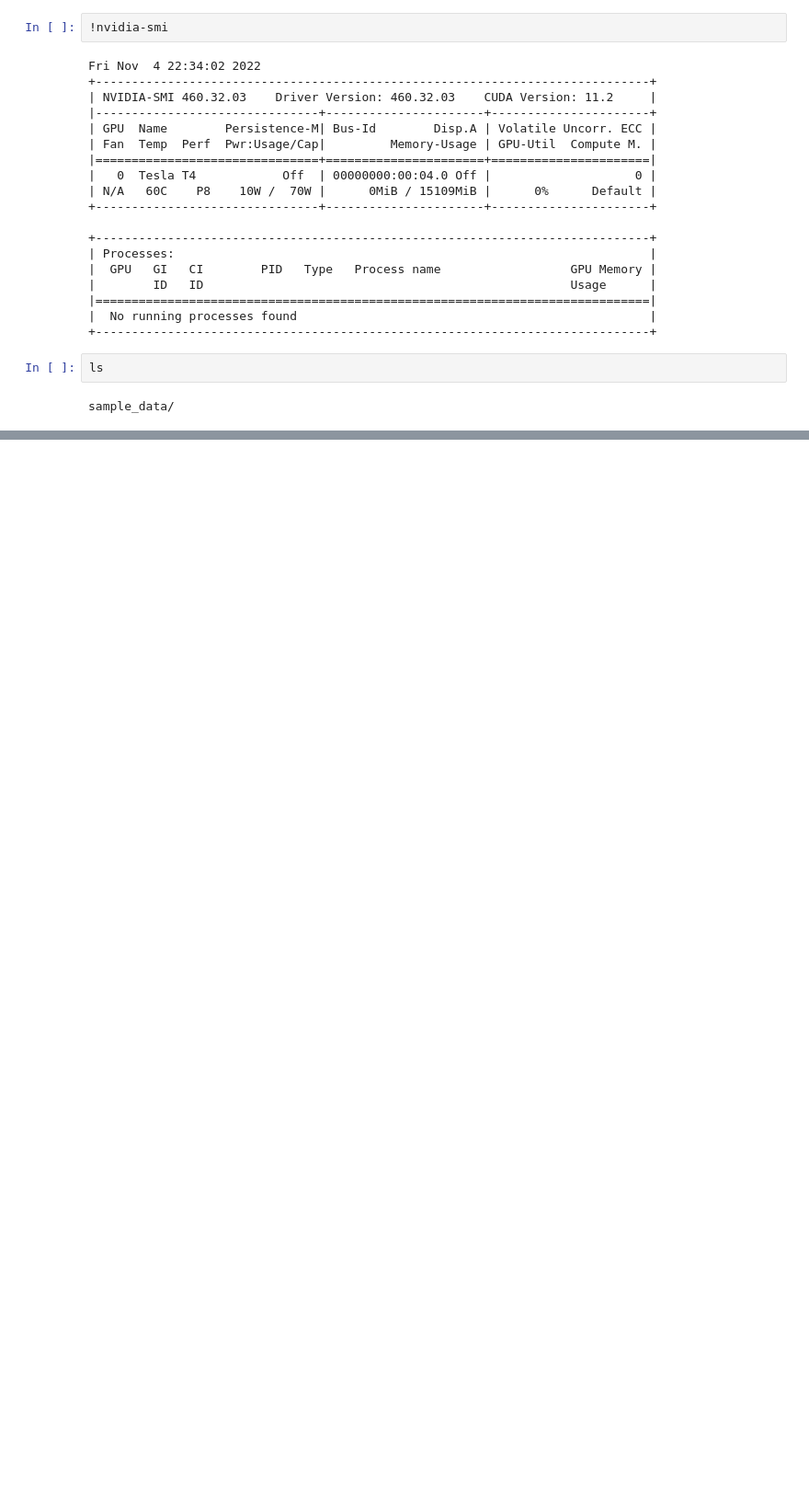
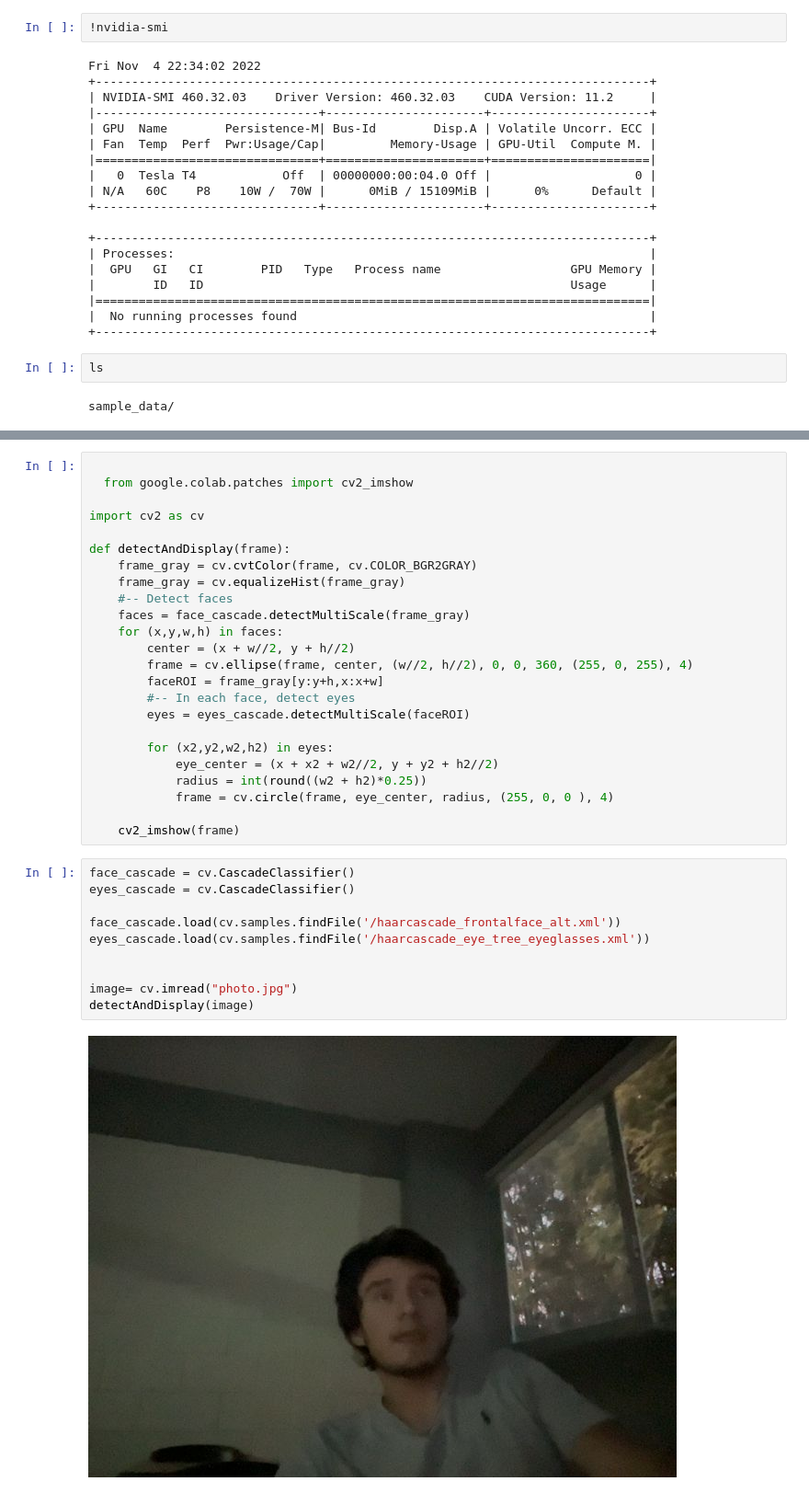
Before and after one commit to HectorGGlez/GoogleColab, a Jupyter notebook: Practice.ipynb, the cells around one changed output, grey strips where cells are left out. Shown at 92% size. Saved outputs shown, nothing was run; the diff lists cells and outputs as text; blank space fills up the shorter version.

```diff
--- a/Practice.ipynb
+++ b/Practice.ipynb
@@ -27,0 +87,36 @@ sample_data/
+# %%
+
+  from google.colab.patches import cv2_imshow
+
+import cv2 as cv
+
+def detectAndDisplay(frame):
+    frame_gray = cv.cvtColor(frame, cv.COLOR_BGR2GRAY)
+    frame_gray = cv.equalizeHist(frame_gray)
+    #-- Detect faces
+    faces = face_cascade.detectMultiScale(frame_gray)
+    for (x,y,w,h) in faces:
+        center = (x + w//2, y + h//2)
+        frame = cv.ellipse(frame, center, (w//2, h//2), 0, 0, 360, (255, 0, 255), 4)
+        faceROI = frame_gray[y:y+h,x:x+w]
+        #-- In each face, detect eyes
+        eyes = eyes_cascade.detectMultiScale(faceROI)
+
+        for (x2,y2,w2,h2) in eyes:
+            eye_center = (x + x2 + w2//2, y + y2 + h2//2)
+            radius = int(round((w2 + h2)*0.25))
+            frame = cv.circle(frame, eye_center, radius, (255, 0, 0 ), 4)
+
+    cv2_imshow(frame)
+# %%
+face_cascade = cv.CascadeClassifier()
+eyes_cascade = cv.CascadeClassifier()
+
+face_cascade.load(cv.samples.findFile('/haarcascade_frontalface_alt.xml'))
+eyes_cascade.load(cv.samples.findFile('/haarcascade_eye_tree_eyeglasses.xml'))
+
+
+image= cv.imread("photo.jpg")
+detectAndDisplay(image)
+# %% [output]
+[figure, added]
```
Also changed, not shown: parts of 2 cells of this notebook.
